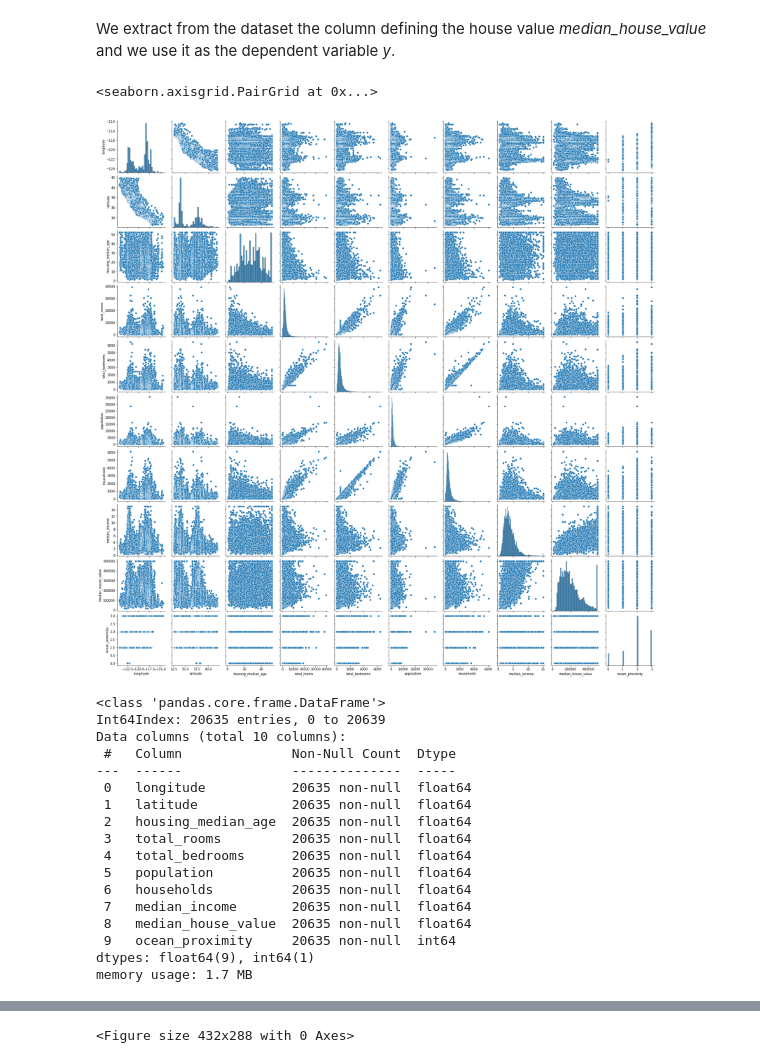
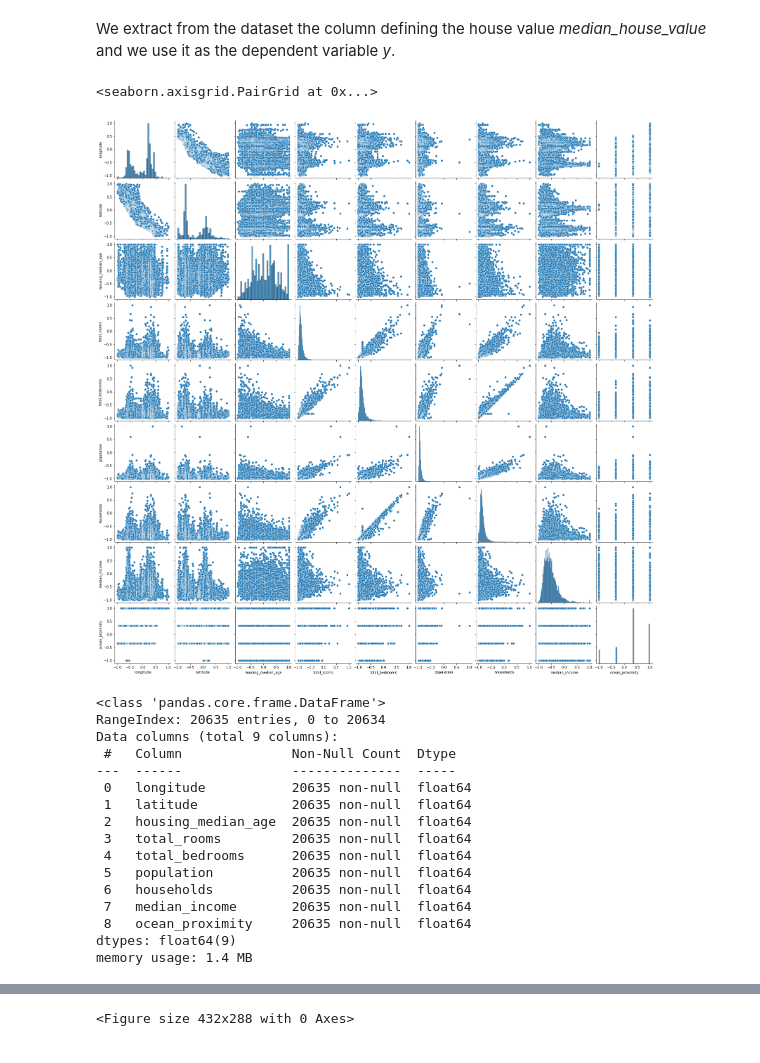
Before and after one commit to martinaviggiano/ml_project, a Jupyter notebook: Machine Learning Project.ipynb, the cells around one changed output, grey strips where cells are left out. Saved outputs shown, nothing was run; the diff lists cells and outputs as text; code cells hidden in the pictures.

```diff
--- a/Machine Learning Project.ipynb
+++ b/Machine Learning Project.ipynb
@@ -135,22 +135,28 @@ X, y = n_corr_df.drop(columns=['median_house_value']), corr_df['median_house_val
+# %%
+n_corr_df.drop(columns=['median_house_value'], inplace=True)
+# %%
+X = n_corr_df
 # %%
-from sklearn.preprocessing import StandardScaler
-scaler = StandardScaler() #standardize -1,1
+from sklearn.preprocessing import StandardScaler, MinMaxScaler
+scaler = MinMaxScaler(feature_range= (-1,1))
 X_scaled = scaler.fit_transform(X)
 # %%
 from sklearn.model_selection import train_test_split
 X_train, X_test, y_train, y_test = train_test_split(X_scaled, y, test_size=0.2, random_state=42)
+# %%
+X_scaled_df = pd.DataFrame(X_scaled, columns=n_corr_df.columns)
 # %%
 import seaborn as sns
-sns.pairplot(corr_df)
+sns.pairplot(X_scaled_df)
 # %% [output]
 <seaborn.axisgrid.PairGrid at 0x...>
-[figure, old version]
+[figure, new version]
 # %%
-corr_df.info()
+X_scaled_df.info()
 # %% [output]
 <class 'pandas.core.frame.DataFrame'>
-Int64Index: 20635 entries, 0 to 20639
-Data columns (total 10 columns):
+RangeIndex: 20635 entries, 0 to 20634
+Data columns (total 9 columns):
  #   Column              Non-Null Count  Dtype
 ---  ------              --------------  -----
  0   longitude           20635 non-null  float64
@@ -161,8 +167,7 @@ Data columns (total 10 columns):
  5   population          20635 non-null  float64
  6   households          20635 non-null  float64
  7   median_income       20635 non-null  float64
- 8   median_house_value  20635 non-null  float64
- 9   ocean_proximity     20635 non-null  int64
-dtypes: float64(9), int64(1)
-memory usage: 1.7 MB
+ 8   ocean_proximity     20635 non-null  float64
+dtypes: float64(9)
+memory usage: 1.4 MB
 # %%
```
Also changed, not shown: parts of 26 cells of this notebook, 1 other file.
